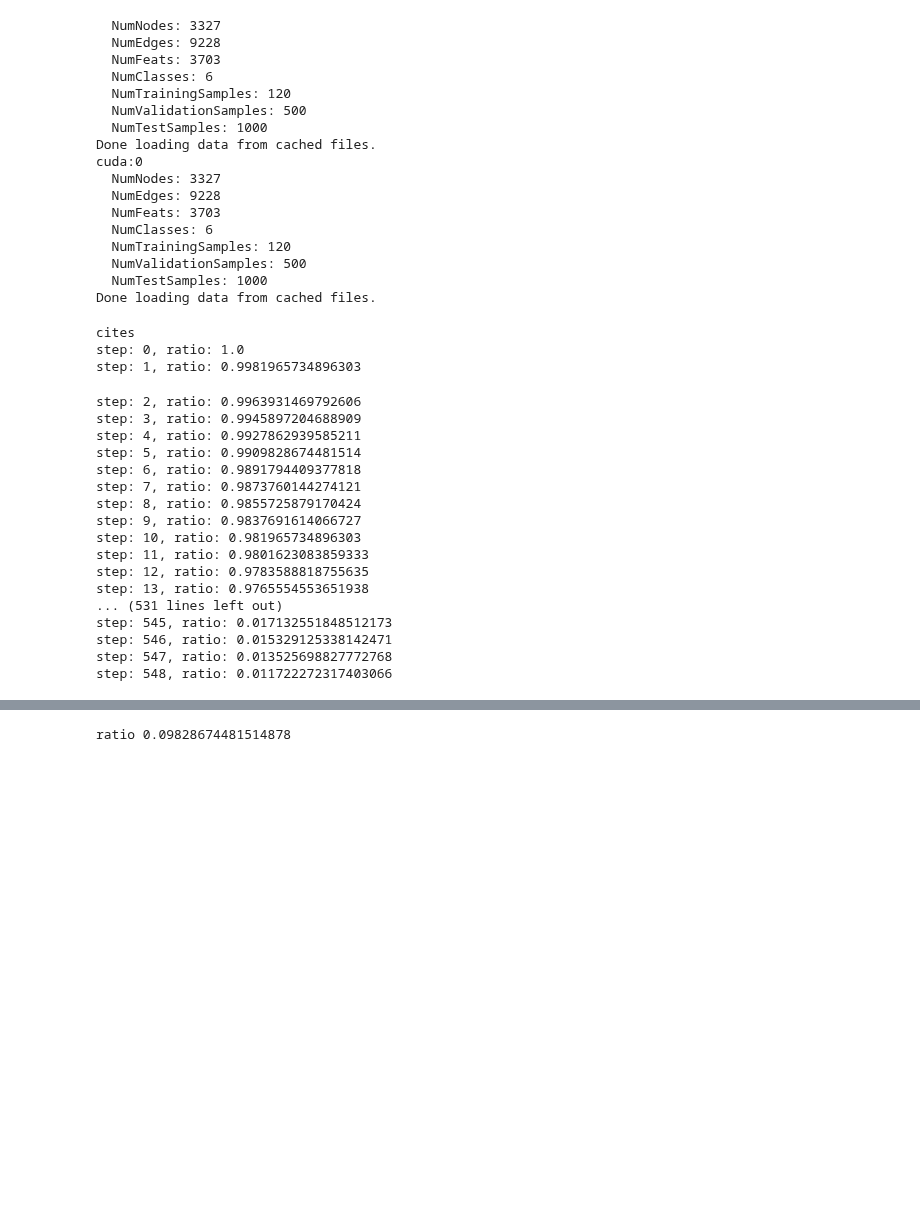
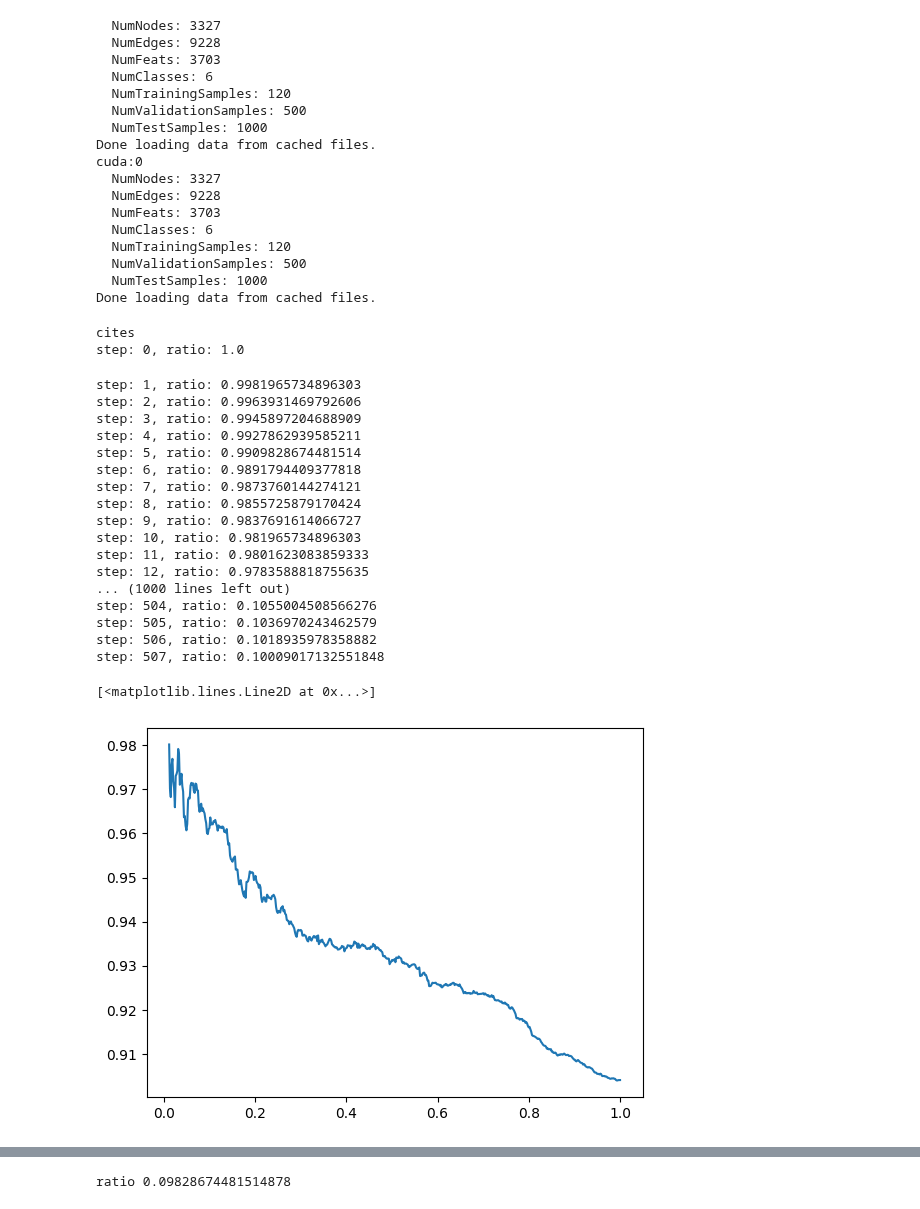
Before and after one commit to Robino-CK/hetero-conv-matching, a Jupyter notebook: test_citeseer.ipynb, the cells around one changed output, grey strips where cells are left out. Drawn from its saved outputs; the diff is of its cells as text; code cells hidden in the pictures; blank space fills up the shorter version.

```diff
--- a/test_citeseer.ipynb
+++ b/test_citeseer.ipynb
@@ -46,14 +46,26 @@ from Projections.CCA import CCA
 
 num_nearest_init_neighbors_per_type = {"paper": 1, "cites": 25, "cited-by":1}
 coarsener = HeteroRGCNCoarsener(original_graph, num_nearest_init_neighbors_per_type,initial_k_layer=2, device=device, pairs_per_level=10,norm_p=1, approx_neigh=True,
-                                 use_out_degree=True, use_zscore=True  , add_feat=False , use_cos_sim=False   ,folder_name="cit_z_score_pca_10" , checkpoints=[0.9,0.5, 0.3, 0.1, 0.01]           ) # , projection_cls= JLRandomProjection
+                                 use_out_degree=True, use_zscore=False, cca_cls=CCA , add_feat=True , use_cos_sim=False,folder_name="cit_cca_pca_10_metrics_devided_100" , checkpoints=[0.9,0.8,0.7,0.6 ,0.5,0.4, 0.3,0.2,0.1]          ) # , projection_cls= JLRandomProjection
+#, batch_size=4096
+# coarsener.init()
+# coarsener.summarize()
+
+#original_graph = dataset.load_graph(n_components = 50)
+from Projections.JLRandom import JLRandomProjection
+original_graph = original_graph.to(device=device)
+from Projections.CCA import CCA
+
+num_nearest_init_neighbors_per_type = {"paper": 1, "cites": 25, "cited-by":1}
+coarsener = HeteroRGCNCoarsener(original_graph_2, num_nearest_init_neighbors_per_type,initial_k_layer=2, device=device, pairs_per_level=10,norm_p=1, approx_neigh=True,
+                                 use_out_degree=True, use_zscore=False,  add_feat=True , use_cos_sim=False,folder_name="cit_convmatch_metrics" , checkpoints=[0.9,0.8,0.7,0.6 ,0.5,0.4, 0.3,0.2,0.1]           ) # , projection_cls= JLRandomProjection
 #, batch_size=4096
 coarsener.init()
 coarsener.summarize()
 # %% [output]
 cites
 step: 0, ratio: 1.0
-step: 1, ratio: 0.9981965734896303
+step: 1, ratio: 0.9981965734896303
 step: 2, ratio: 0.9963931469792606
 step: 3, ratio: 0.9945897204688909
 step: 4, ratio: 0.9927862939585211
@@ -65,9 +77,18 @@ step: 9, ratio: 0.9837691614066727
 step: 10, ratio: 0.981965734896303
 step: 11, ratio: 0.9801623083859333
 step: 12, ratio: 0.9783588818755635
-step: 13, ratio: 0.9765554553651938
-... (531 lines left out)
-step: 545, ratio: 0.017132551848512173
-step: 546, ratio: 0.015329125338142471
-step: 547, ratio: 0.013525698827772768
-step: 548, ratio: 0.011722272317403066
+... (1000 lines left out)
+step: 504, ratio: 0.1055004508566276
+step: 505, ratio: 0.1036970243462579
+step: 506, ratio: 0.1018935978358882
+step: 507, ratio: 0.10009017132551848
+# %%
+import matplotlib.pyplot as plt
+import torch
+ratios = coarsener.metrics['r'][:-1]
+thetas = [v.cpu() for v in coarsener.metrics['theta']['cites']]
+
+plt.plot(ratios, thetas)
+# %% [output]
+[<matplotlib.lines.Line2D at 0x...>]
+[figure, added]
```
Also changed, not shown: parts of 8 cells of this notebook, 3 other files.
